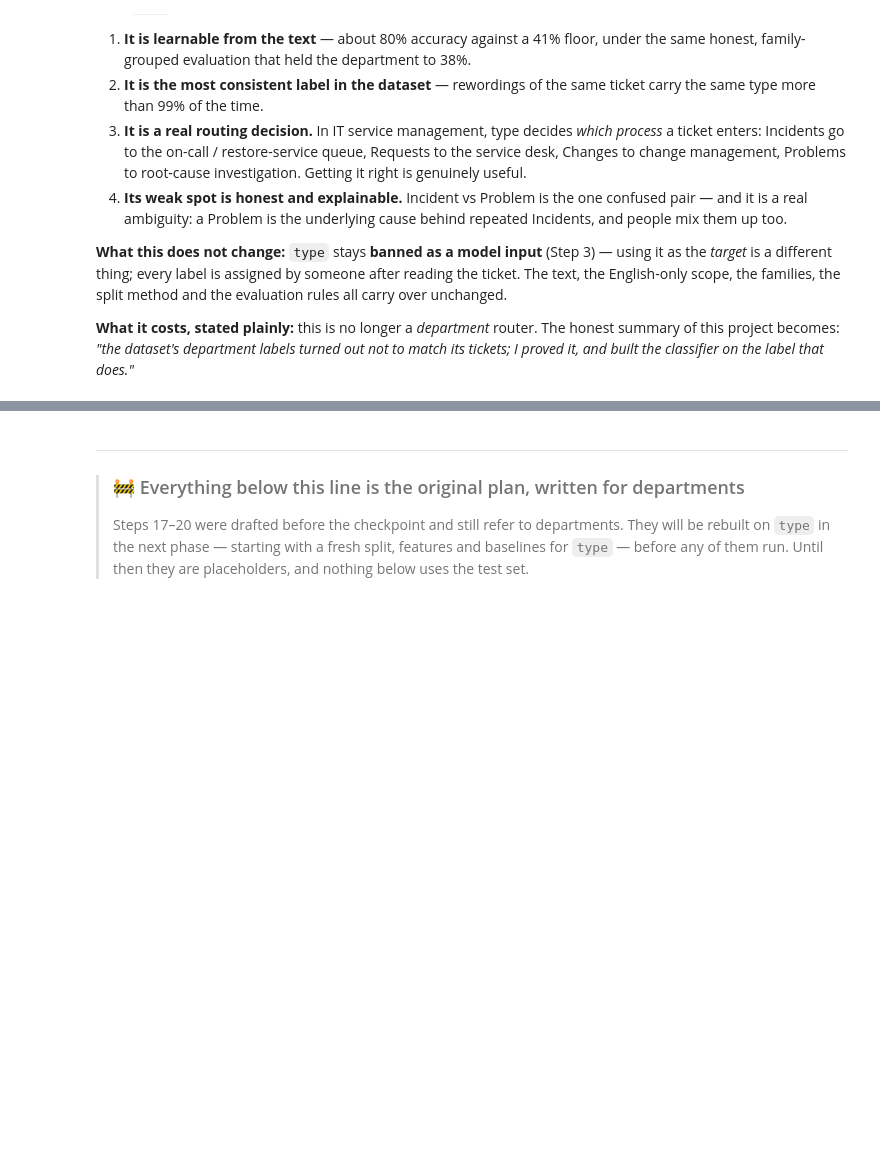
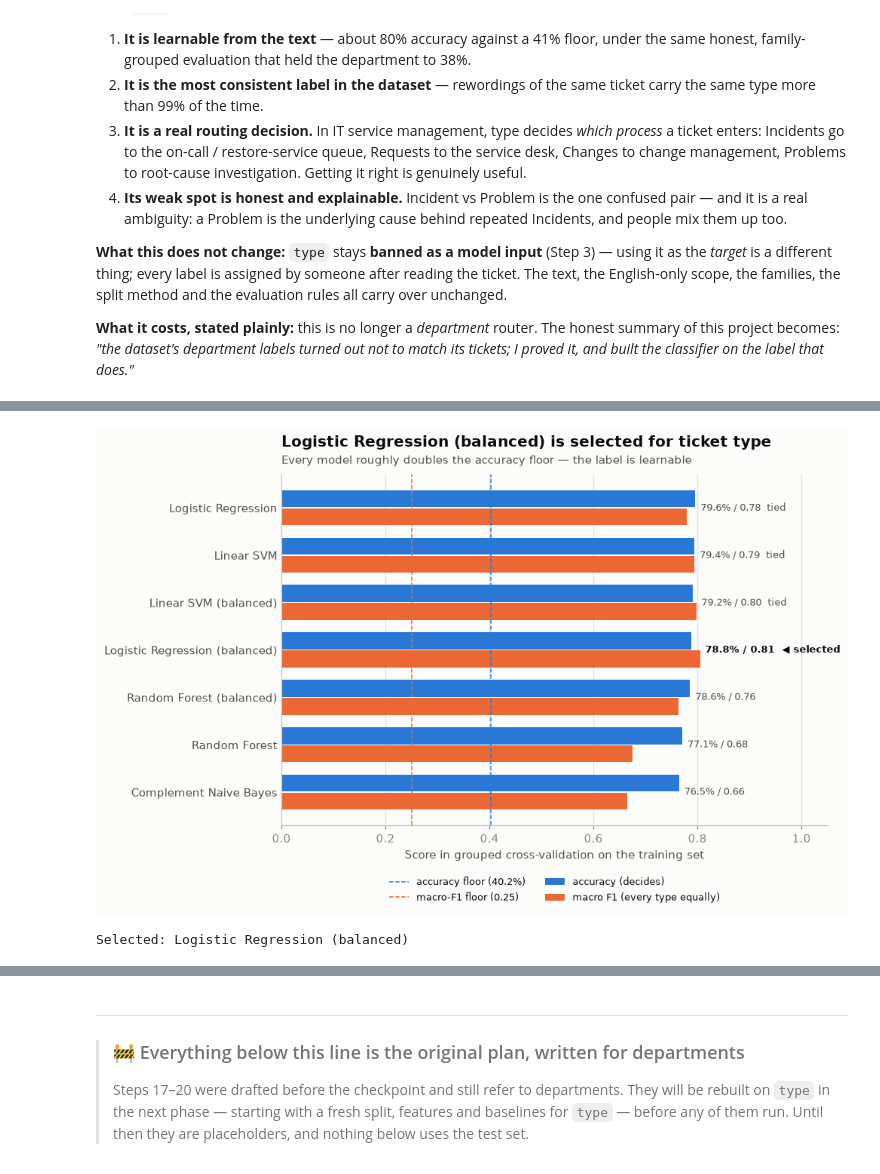
Before and after one commit to karthikiyer365/Live, a Jupyter notebook: topic-classification/department_classifier_pipeline.ipynb, the cells around one changed output, grey strips where cells are left out. Drawn from its saved outputs; the diff is of its cells as text; code cells hidden in the pictures; blank space fills up the shorter version.

```diff
--- a/topic-classification/department_classifier_pipeline.ipynb
+++ b/topic-classification/department_classifier_pipeline.ipynb
@@ -1722,0 +1799,16 @@ classifier on the label that does."*
+# %%
+# Phase 4B (models) — every candidate scored with grouped cross-validation on the new training set
+type_rows, type_preds = {}, {}
+for name, model in candidates.items():
+    start = time.perf_counter()
+    pipeline = make_pipeline(TfidfVectorizer(**TFIDF_PARAMS), clone(model))
+    pred = cross_val_predict(pipeline, train_df["text"], y_train, groups=train_df["family_id"], cv=GROUPED_CV, n_jobs=-1)
+    metrics, _ = evaluate(y_train, pred, labels=TYPES)
+    type_rows[name] = {**metrics, "seconds": time.perf_counter() - start}
+    type_preds[name] = pred
+
+type_results = pd.DataFrame(type_rows).T.astype({"accuracy": float, "macro F1": float, "weighted F1": float,
+                                                 "lowest department recall": float, "seconds": float})
+type_results = type_results.rename(columns={"lowest department recall": "lowest type recall", "weakest department": "weakest type"})
+type_results["passes guardrail"] = type_results["lowest type recall"] > 0
+type_results.sort_values("accuracy", ascending=False).round(3)
@@ -1722,0 +1826,38 @@ classifier on the label that does."*
+# %%
+# Phase 4B (select) — same rule as Step 16: guardrail, accuracy, 1-point ties → macro F1 → probabilities
+TYPE_FLOOR_ACCURACY = type_results.loc["Dummy — always biggest", "accuracy"]
+TYPE_FLOOR_MACRO_F1 = type_results.loc["Dummy — random by size", "macro F1"]
+type_models = type_results[~type_results.index.str.startswith("Dummy")]
+type_qualifying = type_models[type_models["passes guardrail"]]
+type_tied = type_qualifying[type_qualifying["accuracy"] >= type_qualifying["accuracy"].max() - TIE_TOLERANCE].copy()
+type_tied["gives probabilities"] = [hasattr(candidates[n], "predict_proba") for n in type_tied.index]
+BEST_TYPE_MODEL = type_tied.sort_values(["macro F1", "gives probabilities"], ascending=False).index[0]
+
+plot_df = type_models.sort_values("accuracy")
+fig, ax = plt.subplots(figsize=(8.5, 5.5))
+y = np.arange(len(plot_df))
+ax.barh(y + 0.19, plot_df["accuracy"], height=0.36, color=CAT[0], label="accuracy (decides)")
+ax.barh(y - 0.19, plot_df["macro F1"], height=0.36, color=CAT[1], label="macro F1 (every type equally)")
+ax.axvline(TYPE_FLOOR_ACCURACY, color=CAT[0], linestyle="--", linewidth=1, label=f"accuracy floor ({TYPE_FLOOR_ACCURACY:.1%})")
+ax.axvline(TYPE_FLOOR_MACRO_F1, color=CAT[1], linestyle="--", linewidth=1, label=f"macro-F1 floor ({TYPE_FLOOR_MACRO_F1:.2f})")
+for yi, (name, r) in zip(y, plot_df.iterrows()):
+    note = ("  ◀ selected" if name == BEST_TYPE_MODEL else "  tied" if name in type_tied.index
+            else "" if r["passes guardrail"] else f"  ✗ never finds {r['weakest type']}")
+    ax.text(max(r["accuracy"], r["macro F1"]) + 0.01, yi, f"{r['accuracy']:.1%} / {r['macro F1']:.2f}{note}", va="center",
+            fontsize=8.5, color=INK if name == BEST_TYPE_MODEL else INK_2, fontweight="bold" if name == BEST_TYPE_MODEL else "normal")
+ax.set_yticks(y, plot_df.index)
+ax.set_xlim(0, 1.05)
+ax.grid(axis="y", visible=False)
+ax.tick_params(axis="y", length=0)
+ax.set_xlabel("Score in grouped cross-validation on the training set")
+ax.set_title(f"{BEST_TYPE_MODEL} is selected for ticket type", pad=24)
+ax.text(0, 1.03, "Every model roughly doubles the accuracy floor — the label is learnable",
+        transform=ax.transAxes, fontsize=9.5, color=INK_2)
+ax.legend(loc="upper center", bbox_to_anchor=(0.5, -0.12), ncol=2, fontsize=8.5)
+plt.show()
+
+print(f"Selected: {BEST_TYPE_MODEL}")
+type_tied.round(3)
+# %% [output]
+[figure, added]
+Selected: Logistic Regression (balanced)
```
Also changed, not shown: parts of 11 cells of this notebook.
